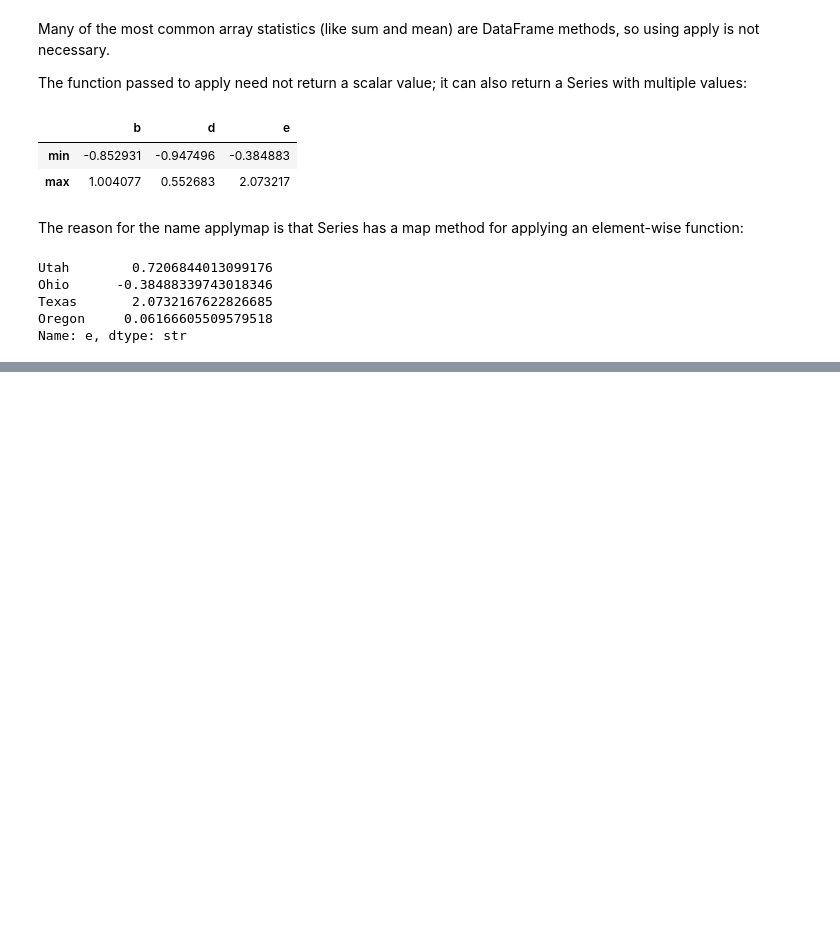
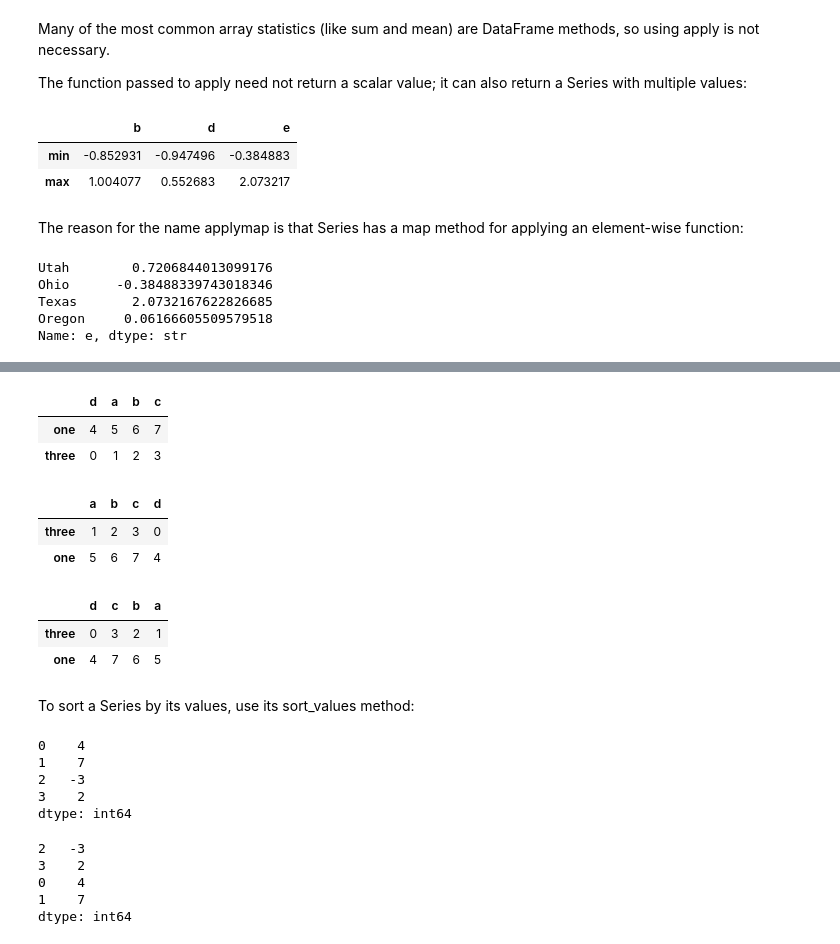
Before and after one commit to JayZeus999/PDS-Handbook, a Jupyter notebook: Chapter_5/chapter_5.ipynb, the cells around one changed output, grey strips where cells are left out. Drawn from its saved outputs; the diff is of its cells as text; code cells hidden in the pictures; blank space fills up the shorter version.

Commit message:
Sort series & DFs by indices, values

```diff
--- a/Chapter_5/chapter_5.ipynb
+++ b/Chapter_5/chapter_5.ipynb
@@ -1275,0 +1298,38 @@ Name: e, dtype: str
+# %%
+frame.sort_index()
+# %% [output]
+|  | d | a | b | c |
+| one | 4 | 5 | 6 | 7 |
+| three | 0 | 1 | 2 | 3 |
+# %%
+frame.sort_index(axis=1)
+# %% [output]
+|  | a | b | c | d |
+| three | 1 | 2 | 3 | 0 |
+| one | 5 | 6 | 7 | 4 |
+# %%
+frame.sort_index(axis=1, ascending=False)
+# %% [output]
+|  | d | c | b | a |
+| three | 0 | 3 | 2 | 1 |
+| one | 4 | 7 | 6 | 5 |
+# %% [markdown]
+To sort a Series by its values, use its sort_values method:
+# %%
+obj = pd.Series([4, 7, -3, 2])
+
+obj
+# %% [output]
+0    4
+1    7
+2   -3
+3    2
+dtype: int64
+# %%
+obj.sort_values()
+# %% [output]
+2   -3
+3    2
+0    4
+1    7
+dtype: int64
```
Also changed, not shown: parts of 9 cells of this notebook.
